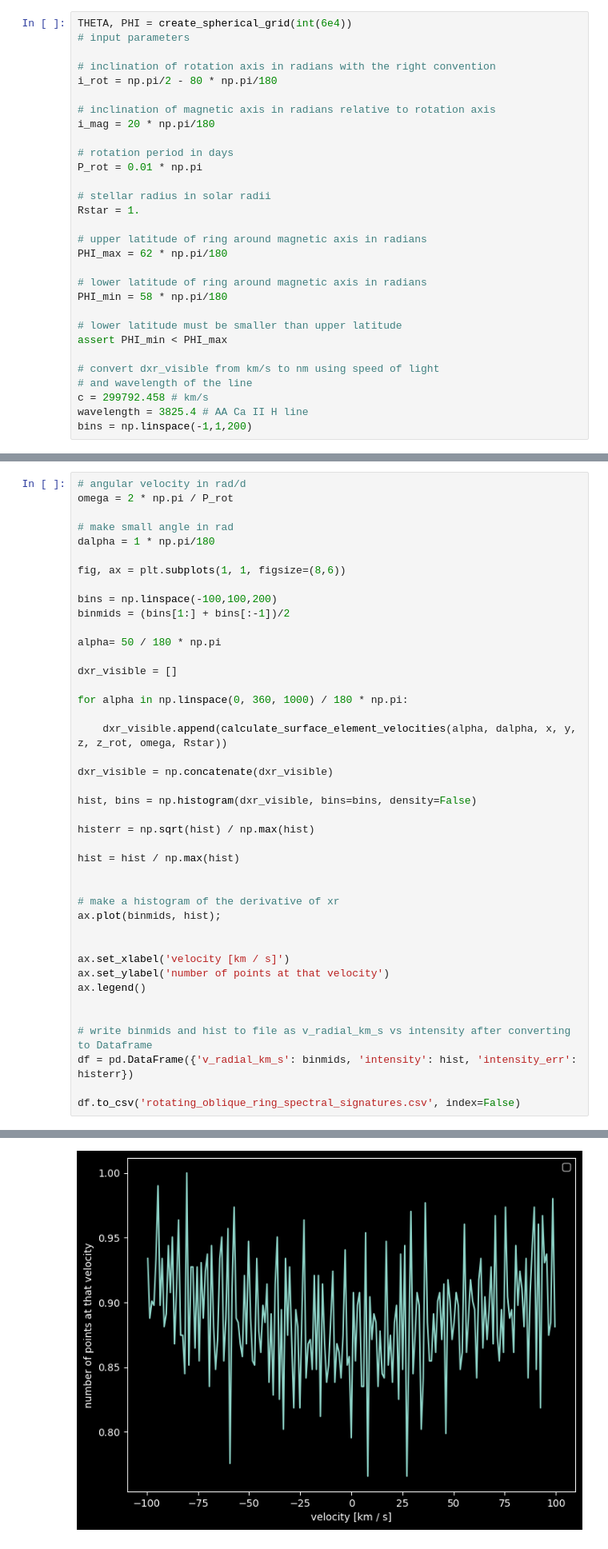
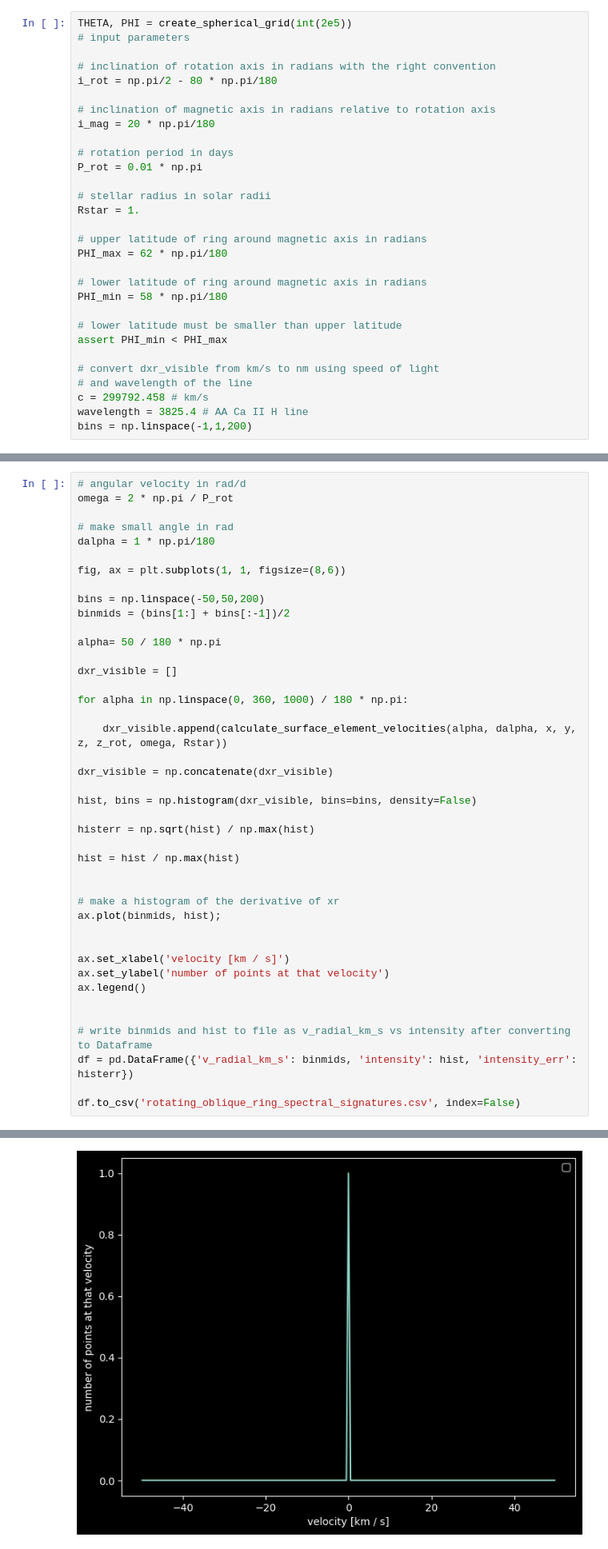
Before and after one commit to ekaterinailin/2023_10_Oblique_Ring, a Jupyter notebook: rotating_oblique_ring_spectral_signatures.ipynb, the cells around one changed output, grey strips where cells are left out. Shown: that part at 80% size. Cells and saved outputs as stored; diff of their text form.

```diff
--- a/rotating_oblique_ring_spectral_signatures.ipynb
+++ b/rotating_oblique_ring_spectral_signatures.ipynb
@@ -15,7 +15,7 @@ from funcs.geometry import (create_spherical_grid,
 # set dark background
 plt.style.use('dark_background')
 # %%
-THETA, PHI = create_spherical_grid(int(6e4))
+THETA, PHI = create_spherical_grid(int(2e5))
 # input parameters
 
 # inclination of rotation axis in radians with the right convention
@@ -117,7 +117,7 @@ dalpha = 1 * np.pi/180
 
 fig, ax = plt.subplots(1, 1, figsize=(8,6))
 
-bins = np.linspace(-100,100,200)
+bins = np.linspace(-50,50,200)
 binmids = (bins[1:] + bins[:-1])/2
 
 alpha= 50 / 180 * np.pi
@@ -125,34 +125,34 @@ alpha= 50 / 180 * np.pi
 dxr_visible = []
 
 for alpha in np.linspace(0, 360, 1000) / 180 * np.pi:
 
     dxr_visible.append(calculate_surface_element_velocities(alpha, dalpha, x, y, z, z_rot, omega, Rstar))
 
 dxr_visible = np.concatenate(dxr_visible)
 
 hist, bins = np.histogram(dxr_visible, bins=bins, density=False)
 
 histerr = np.sqrt(hist) / np.max(hist)
 
 hist = hist / np.max(hist)
 
 
 # make a histogram of the derivative of xr
 ax.plot(binmids, hist);
 
 
 ax.set_xlabel('velocity [km / s]')
 ax.set_ylabel('number of points at that velocity')
 ax.legend()
 
 
 # write binmids and hist to file as v_radial_km_s vs intensity after converting to Dataframe
 df = pd.DataFrame({'v_radial_km_s': binmids, 'intensity': hist, 'intensity_err': histerr})
 
 df.to_csv('rotating_oblique_ring_spectral_signatures.csv', index=False)
 # %% [output]
 No handles with labels found to put in legend.
-[figure, old version]
+[figure, new version]
 # %%
 
 # plot the histogram
```
Also changed, not shown: parts of 2 cells of this notebook, 1 other file.
